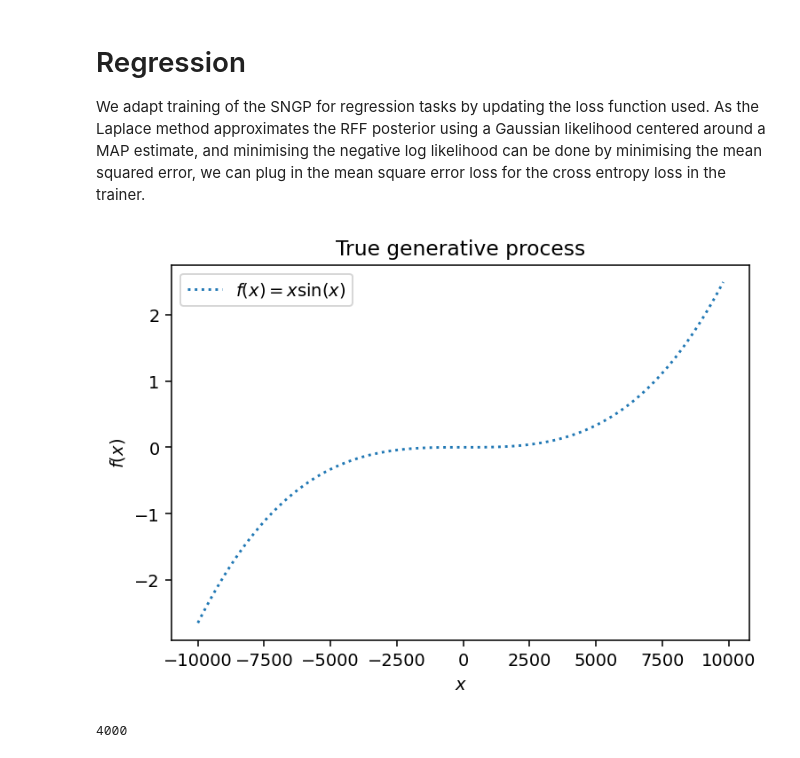
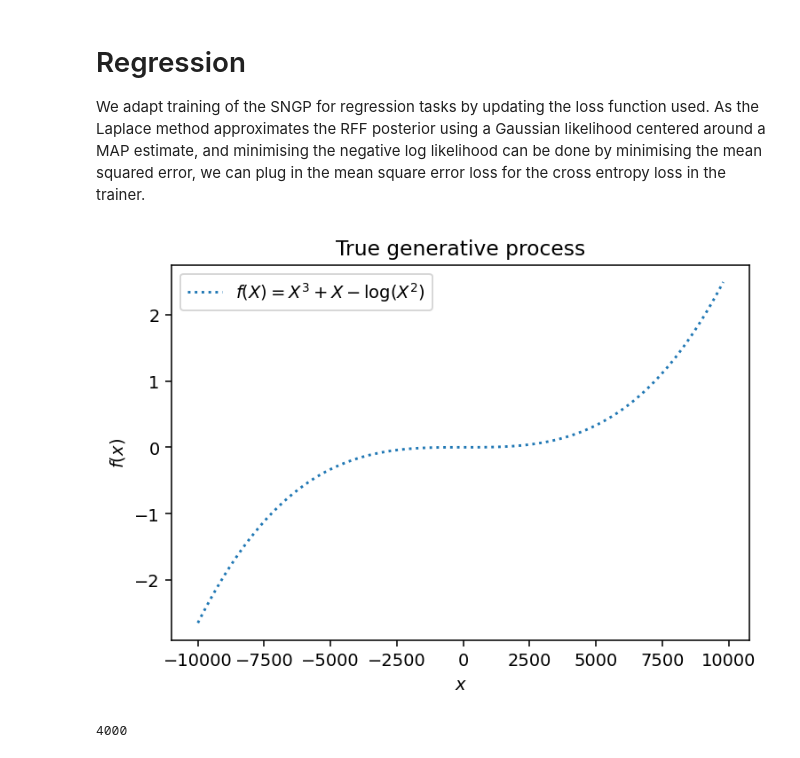
Before and after one commit to adityagoel4512/Spectral-normalized-Neural-Gaussian-Process-PyTorch, a Jupyter notebook: sngp.ipynb, the cells around one changed output. Cells and saved outputs as stored; diff of their text form; code cells hidden in the pictures.

```diff
--- a/sngp.ipynb
+++ b/sngp.ipynb
@@ -439,13 +436,13 @@ X = np.linspace(start=-10000, stop=10000, num=100000).reshape(-1, 1)
 y = np.squeeze(X**3 + X - np.log(X**2))
 y = (y - np.mean(y)) / np.std(y)
 # %%
-plt.plot(X[::1000], y[::1000], label=r"$f(x) = x \sin(x)$", linestyle="dotted")
+plt.plot(X[::1000], y[::1000], label=r"$f(X) = X^3 + X - \log(X^2)$", linestyle="dotted")
 plt.legend()
 plt.xlabel("$x$")
 plt.ylabel("$f(x)$")
 _ = plt.title("True generative process")
 # %% [output]
-[figure, old version]
+[figure, new version]
 # %%
 rng = np.random.RandomState(1)
 training_indices = rng.choice(np.arange(y.size//4, y.size*3//4), size=4000, replace=False)
```
Also changed, not shown: parts of 8 cells of this notebook.
